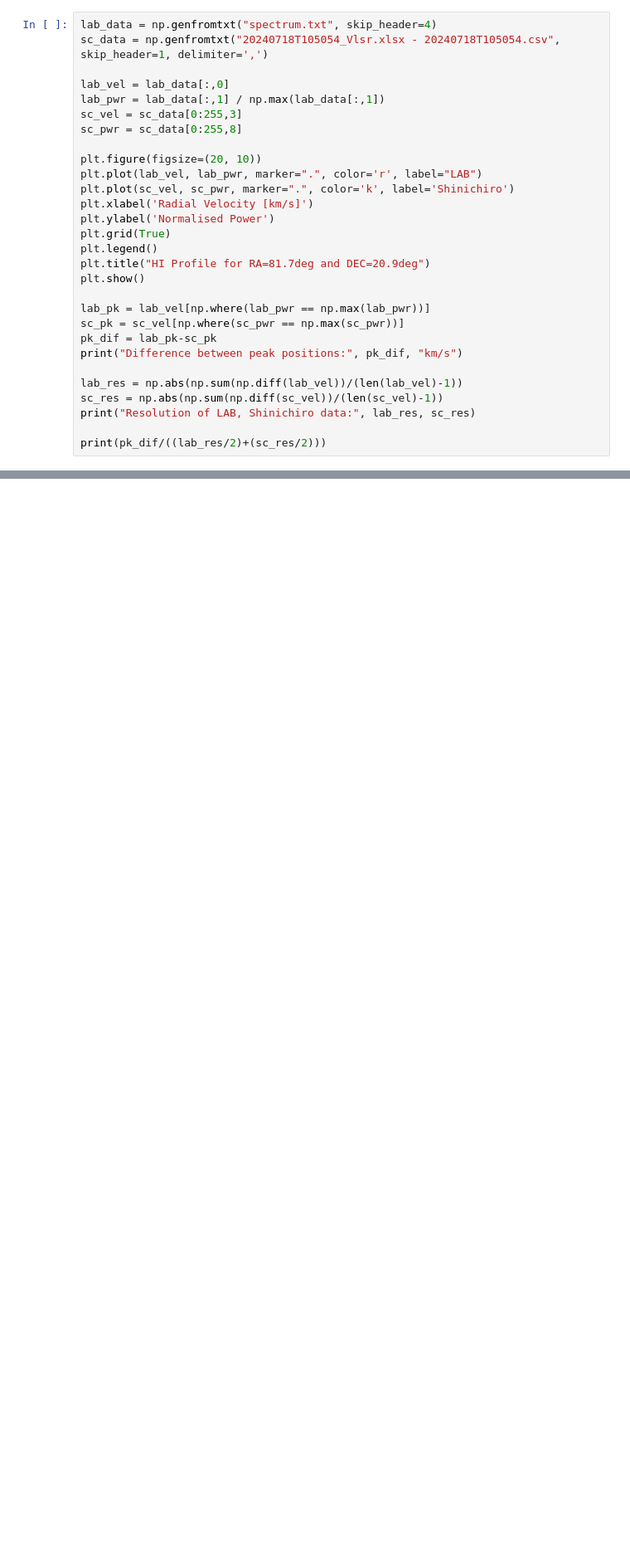
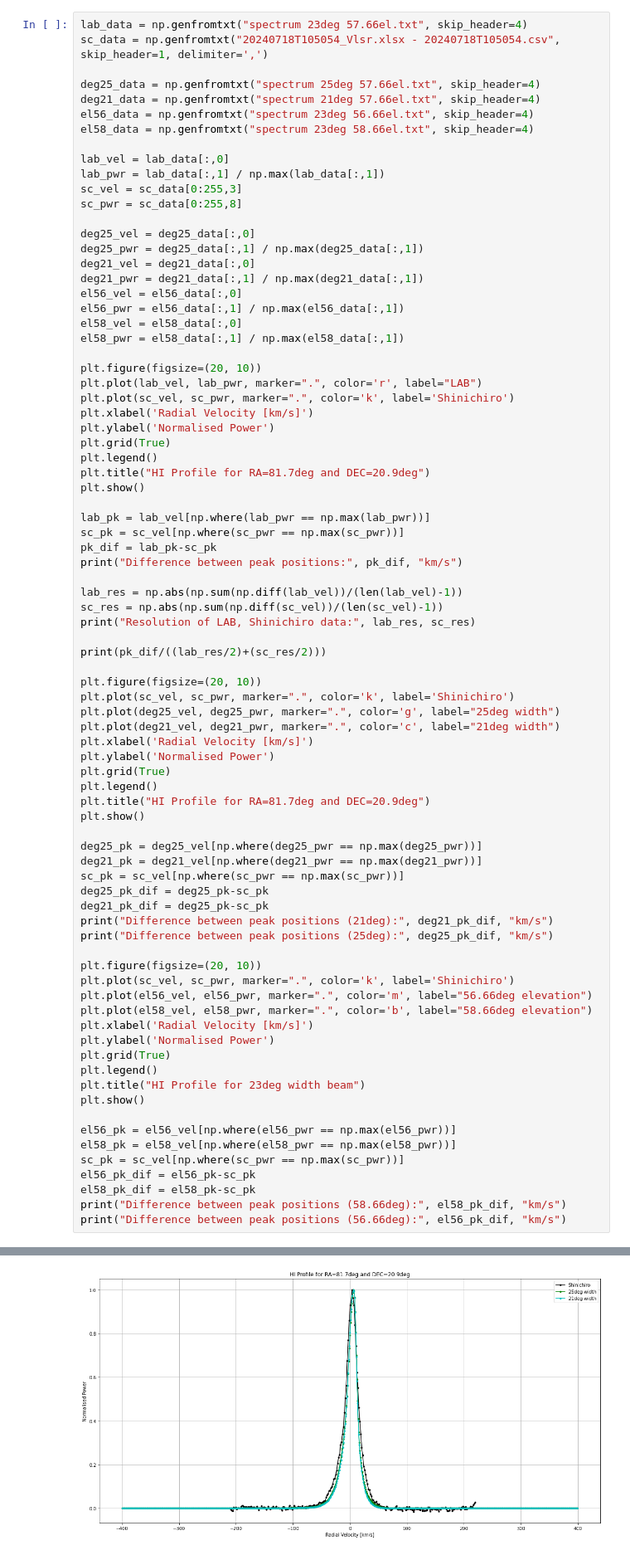
Before and after one commit to louis-hurrey/L-BASS, a Jupyter notebook: velocity_correction.ipynb, the cells around one changed output, grey strips where cells are left out. Shown at 83% size. Cells and saved outputs as stored; diff of their text form; blank space fills up the shorter version.

Commit message:
HI profiles

```diff
--- a/velocity_correction.ipynb
+++ b/velocity_correction.ipynb
@@ -43,34 +43,87 @@ Radial Velocity correction to barycentre: 16.30662787874121 km / s
 # %%
-lab_data = np.genfromtxt("spectrum.txt", skip_header=4)
+lab_data = np.genfromtxt("spectrum 23deg 57.66el.txt", skip_header=4)
 sc_data = np.genfromtxt("20240718T105054_Vlsr.xlsx - 20240718T105054.csv", skip_header=1, delimiter=',')
+
+deg25_data = np.genfromtxt("spectrum 25deg 57.66el.txt", skip_header=4)
+deg21_data = np.genfromtxt("spectrum 21deg 57.66el.txt", skip_header=4)
+el56_data = np.genfromtxt("spectrum 23deg 56.66el.txt", skip_header=4)
+el58_data = np.genfromtxt("spectrum 23deg 58.66el.txt", skip_header=4)
 
 lab_vel = lab_data[:,0]
 lab_pwr = lab_data[:,1] / np.max(lab_data[:,1])
 sc_vel = sc_data[0:255,3]
 sc_pwr = sc_data[0:255,8]
+
+deg25_vel = deg25_data[:,0]
+deg25_pwr = deg25_data[:,1] / np.max(deg25_data[:,1])
+deg21_vel = deg21_data[:,0]
+deg21_pwr = deg21_data[:,1] / np.max(deg21_data[:,1])
+el56_vel = el56_data[:,0]
+el56_pwr = el56_data[:,1] / np.max(el56_data[:,1])
+el58_vel = el58_data[:,0]
+el58_pwr = el58_data[:,1] / np.max(el58_data[:,1])
 
 plt.figure(figsize=(20, 10))
 plt.plot(lab_vel, lab_pwr, marker=".", color='r', label="LAB")
 plt.plot(sc_vel, sc_pwr, marker=".", color='k', label='Shinichiro')
 plt.xlabel('Radial Velocity [km/s]')
 plt.ylabel('Normalised Power')
 plt.grid(True)
 plt.legend()
 plt.title("HI Profile for RA=81.7deg and DEC=20.9deg")
 plt.show()
 
 lab_pk = lab_vel[np.where(lab_pwr == np.max(lab_pwr))]
 sc_pk = sc_vel[np.where(sc_pwr == np.max(sc_pwr))]
 pk_dif = lab_pk-sc_pk
 print("Difference between peak positions:", pk_dif, "km/s")
 
 lab_res = np.abs(np.sum(np.diff(lab_vel))/(len(lab_vel)-1))
 sc_res = np.abs(np.sum(np.diff(sc_vel))/(len(sc_vel)-1))
 print("Resolution of LAB, Shinichiro data:", lab_res, sc_res)
 
 print(pk_dif/((lab_res/2)+(sc_res/2)))
+
+plt.figure(figsize=(20, 10))
+plt.plot(sc_vel, sc_pwr, marker=".", color='k', label='Shinichiro')
+plt.plot(deg25_vel, deg25_pwr, marker=".", color='g', label="25deg width")
+plt.plot(deg21_vel, deg21_pwr, marker=".", color='c', label="21deg width")
+plt.xlabel('Radial Velocity [km/s]')
+plt.ylabel('Normalised Power')
+plt.grid(True)
+plt.legend()
+plt.title("HI Profile for RA=81.7deg and DEC=20.9deg")
+plt.show()
+
+deg25_pk = deg25_vel[np.where(deg25_pwr == np.max(deg25_pwr))]
+deg21_pk = deg21_vel[np.where(deg21_pwr == np.max(deg21_pwr))]
+sc_pk = sc_vel[np.where(sc_pwr == np.max(sc_pwr))]
+deg25_pk_dif = deg25_pk-sc_pk
+deg21_pk_dif = deg25_pk-sc_pk
+print("Difference between peak positions (21deg):", deg21_pk_dif, "km/s")
+print("Difference between peak positions (25deg):", deg25_pk_dif, "km/s")
+
+plt.figure(figsize=(20, 10))
+plt.plot(sc_vel, sc_pwr, marker=".", color='k', label='Shinichiro')
+plt.plot(el56_vel, el56_pwr, marker=".", color='m', label="56.66deg elevation")
+plt.plot(el58_vel, el58_pwr, marker=".", color='b', label="58.66deg elevation")
+plt.xlabel('Radial Velocity [km/s]')
+plt.ylabel('Normalised Power')
+plt.grid(True)
+plt.legend()
+plt.title("HI Profile for 23deg width beam")
+plt.show()
+
+el56_pk = el56_vel[np.where(el56_pwr == np.max(el56_pwr))]
+el58_pk = el58_vel[np.where(el58_pwr == np.max(el58_pwr))]
+sc_pk = sc_vel[np.where(sc_pwr == np.max(sc_pwr))]
+el56_pk_dif = el56_pk-sc_pk
+el58_pk_dif = el58_pk-sc_pk
+print("Difference between peak positions (58.66deg):", el58_pk_dif, "km/s")
+print("Difference between peak positions (56.66deg):", el56_pk_dif, "km/s")
 # %% [output]
 [figure]
 Difference between peak positions: [2.375] km/s
 Resolution of LAB, Shinichiro data: 1.0304896907216496 1.69
 [1.74600919]
+[figure, added]
```
Also changed, not shown: parts of 2 cells of this notebook, 5 other files.
